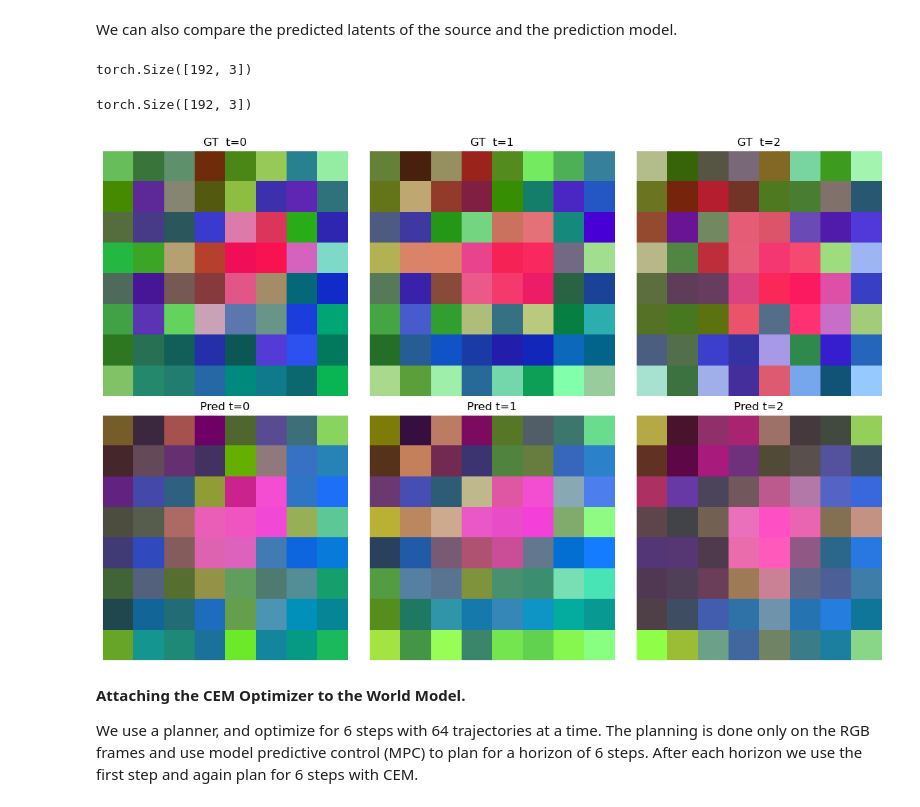
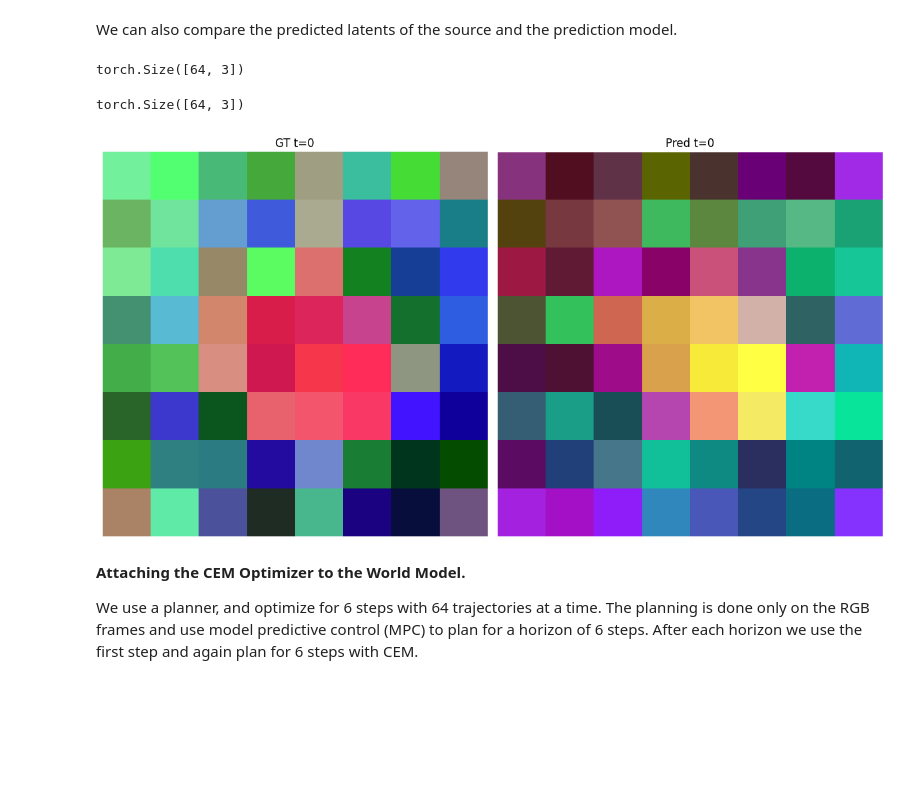
Before and after one commit to RobvanGastel/adapt-vjepa-world-model, a Jupyter notebook: World Model.ipynb, the cells around one changed output. Drawn from its saved outputs; the diff is of its cells as text; code cells hidden in the pictures; blank space fills up the shorter version.

```diff
--- a/World Model.ipynb
+++ b/World Model.ipynb
@@ -58,7 +56,7 @@ ViT(
 # %%
 # Initialize the training set to visualize next frame predictions
 train_dataset = PendulumDataset(
-    seq_len=12,
+    seq_len=8,
     input_size=input_size,
     include_states=False,
     include_actions=True
@@ -66,13 +64,12 @@ train_dataset = PendulumDataset(
 
 # Sample an index from the training set
 batch = train_dataset[1]
-# torch.Size([1, 3, 12, 128, 128])
 x = batch["video"].unsqueeze(0).moveaxis(1, 2).cuda()
 actions = batch["actions"].unsqueeze(0).cuda()
 
 # The video looks as following
 vid = x[0].cpu().permute(1, 0, 2, 3)  # (12, 3, H, W)
-fig, axes = plt.subplots(3, 4, figsize=(12, 10))
+fig, axes = plt.subplots(2, 4, figsize=(12, 10))
 
 for i, ax in enumerate(axes.flat):
     ax.imshow(vid[i].moveaxis(0, -1).cpu().numpy())
@@ -96,7 +93,7 @@ with torch.no_grad():
     z = model.encoder(x[:, :, :n_frames*tubelet_size, ...])
 
 patch_t = z.shape[1] // (patch_h * patch_w)
-z = z.reshape(B, patch_t, -1, z.shape[-1])
+z = z.reshape(B, patch_t, -1, model.embed_dim)
 z_src = z[:, : n_frames, :, :]
 z.shape
 # %% [output]
@@ -171,8 +170,7 @@ plt.show()
 We can also compare the predicted latents of the source and the prediction model.
 # %%
 # Preparing everything for PCA
-embed_dim = model.encoder.embed_dim
-z_pred = z_pred[..., :-action_embed_dim].reshape(-1, embed_dim)
+z_pred = z_pred.reshape(-1, model.embed_dim)
 
 def pca(X, n_components=3):
     Z_mean = X.mean(0, keepdim=True)
@@ -195,37 +193,37 @@ def min_max(X, target_min = 0.0, target_max = 1.0):
 z_pred = min_max(pca(z_pred))
 z_pred.shape
 # %% [output]
-torch.Size([192, 3])
+torch.Size([64, 3])
 # %%
 with torch.no_grad():
     z_target = model.encoder(x)
 
 patch_t = z_target.shape[1] // (patch_h * patch_w)
-z_target = z_target.reshape(B, patch_t, -1, embed_dim)
+z_target = z_target.reshape(B, patch_t, -1, model.embed_dim)
 
-z_target = z_target[:, n_frames:].reshape(-1, embed_dim)
+z_target = z_target[:, n_frames:].reshape(-1, model.embed_dim)
 z_target = min_max(pca(z_target))
 z_target.shape
 # %% [output]
-torch.Size([192, 3])
+torch.Size([64, 3])
 # %%
-pred = z_pred.reshape(3, patch_h, patch_w, 3)
-gt = z_target.reshape(3, patch_h, patch_w, 3)
+pred = z_pred.reshape(1, patch_h, patch_w, 3)
+gt = z_target.reshape(1, patch_h, patch_w, 3)
 
-fig, axes = plt.subplots(2, 3, figsize=(12, 8))
-for t in range(3):
-    axes[0, t].imshow(gt[t].cpu())
-    axes[0, t].set_title(f"GT  t={t}")
-    axes[0, t].axis("off")
+fig, axes = plt.subplots(1, 2, figsize=(12, 8))
 
-    axes[1, t].imshow(pred[t].cpu())
-    axes[1, t].set_title(f"Pred t={t}")
-    axes[1, t].axis("off")
+axes[0].imshow(gt[0].cpu())
+axes[0].set_title("GT t=0")
+axes[0].axis("off")
+
+axes[1].imshow(pred[0].cpu())
+axes[1].set_title("Pred t=0")
+axes[1].axis("off")
 
 plt.tight_layout()
 plt.show()
 # %% [output]
-[figure, old version]
+[figure, new version]
 # %% [markdown]
 **Attaching the CEM Optimizer to the World Model.**
 
```
Also changed, not shown: parts of 5 cells of this notebook, 4 other files.
